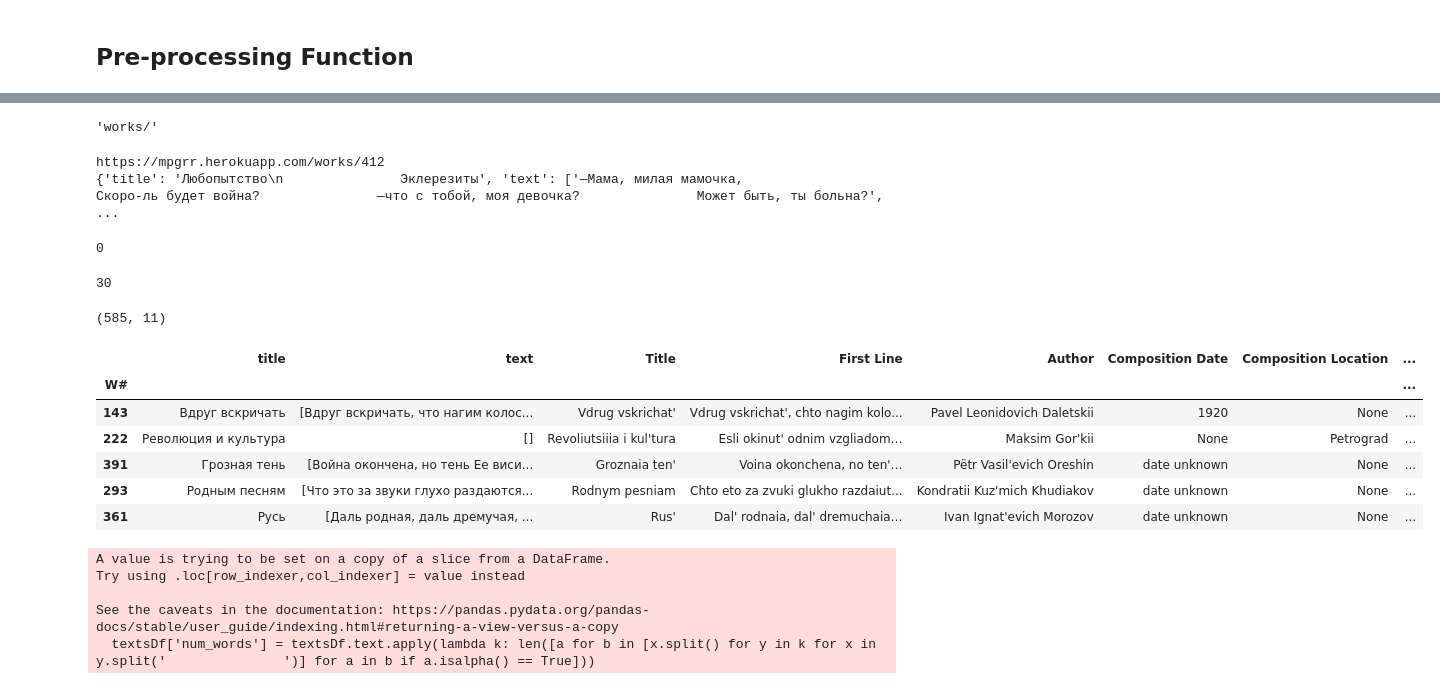
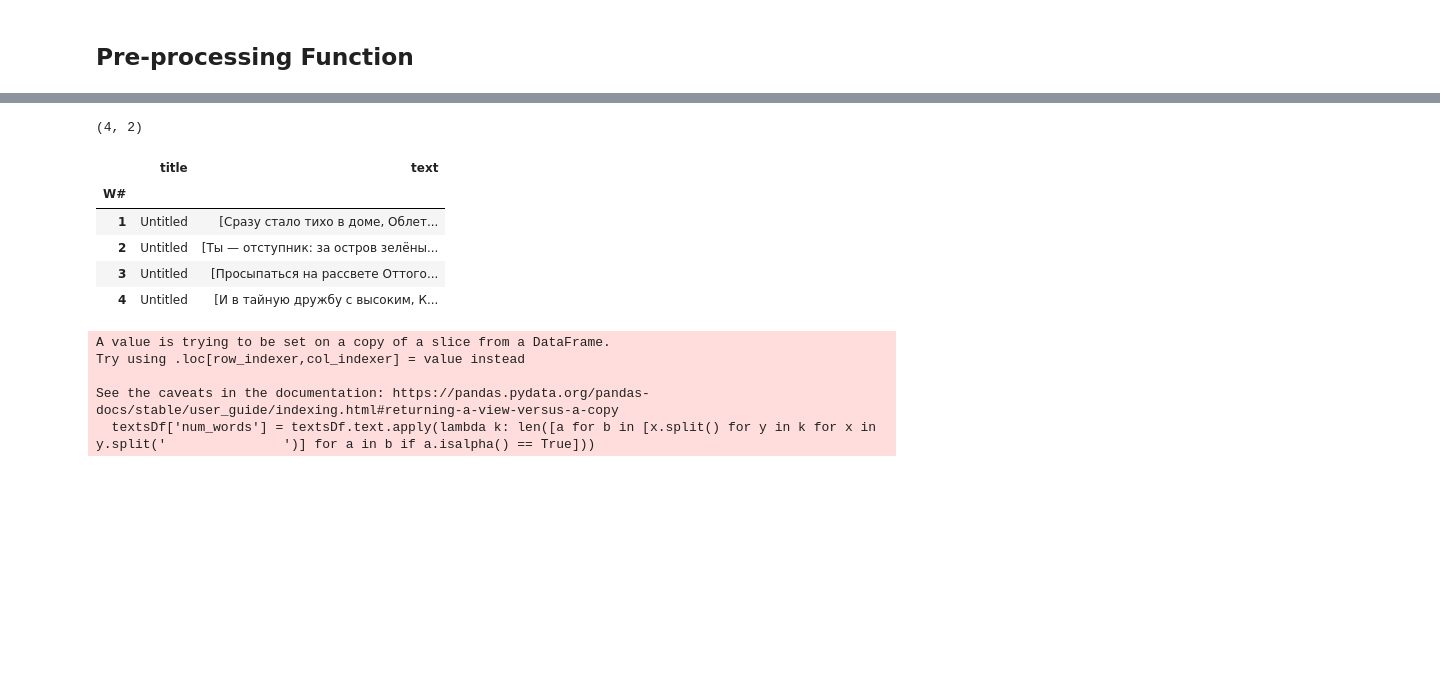
Before and after one commit to kollektivminds/mpgrr, a Jupyter notebook: maprr_intro.ipynb, the cells around one changed output, grey strips where cells are left out. Drawn from its saved outputs; the diff is of its cells as text; code cells hidden in the pictures; blank space fills up the shorter version.

```diff
--- a/maprr_intro.ipynb
+++ b/maprr_intro.ipynb
@@ -286,60 +406,16 @@ Wall time: 1h 43min 57s
-# %%
-list(tables.keys())[1]
-# %% [output]
-'works/'
-# %%
-with requests.get(domain+list(tables.keys())[1]+str(random.randint(0,list(tables.values())[1]))) as r:
-    print(r.url)
-    if r.status_code == 200:
-        s = BeautifulSoup(r.content, 'html.parser')
-        content = s.find('div', {'class':'col-md-9 fixed-height'})
-        try:
-            author = content.div.h3.text
-        except:
-            author = ""
-        try:
-            title = content.div.h4.text
-        except:
-            title = ""
-        stanza_text = content.find_all('p',{'class':'stanza'})
-        prose_text = content.find_all('p',{'class':'text'})
-        if len(stanza_text) > len(prose_text):
-            text = stanza_text
-        elif len(stanza_text) < len(prose_text):
-            text = prose_text
-        Wtext = [x.text.replace('\n','').strip() for x in text]
-        metaKeys = [x.text[:-1] for x in s.find('div', {'class':'card-body'}).find_all('h4')]
-        metaVals = [x.text for x in s.find('div', {'class':'card-body'}).find_all('p')]
-        metaDict = dict(zip(metaKeys, metaVals))
-        subDict = {'title': title,
-                   'text': Wtext}
-        subDict.update(metaDict)
-        print(subDict)
-# %% [output]
-https://mpgrr.herokuapp.com/works/412
-{'title': 'Любопытство\n               Эклерезиты', 'text': ['—Мама, милая мамочка,               Скоро-ль будет война?               —что с тобой, моя девочка?               Может быть, ты больна?',  ...
-# %%
-len([x.text.replace('\n','').strip() for x in content.find_all('p', {'class':'stanza'})])
-# %% [output]
-0
-# %%
-len([x.text.replace('\n','').strip() for x in content.find_all('p', {'class':'text'})])
-# %% [output]
-30
 # %%
 libDf = pd.read_json('WsDf.json')
 libDf.index.name = 'W#'
 print(libDf.shape)
-libDf.sample(5)
+libDf
 # %% [output]
-(585, 11)
+(4, 2)
-|  | title | text | Title | First Line | Author | Composition Date | Composition Location | ... |
-| W# |  |  |  |  |  |  |  | ... |
-| 143 | Вдруг вскричать | [Вдруг вскричать, что нагим колос... | Vdrug vskrichat' | Vdrug vskrichat', chto nagim kolo... | Pavel Leonidovich Daletskii | 1920 | None | ... |
-| 222 | Революция и культура | [] | Revoliutsiiia i kul'tura | Esli okinut' odnim vzgliadom… | Maksim Gor'kii | None | Petrograd | ... |
-| 391 | Грозная тень | [Война окончена, но тень Ее виси... | Groznaia ten' | Voina okonchena, no ten'… | Pëtr Vasil'evich Oreshin | date unknown | None | ... |
-| 293 | Родным песням | [Что это за звуки глухо раздаются... | Rodnym pesniam | Chto eto za zvuki glukho razdaiut... | Kondratii Kuz'mich Khudiakov | date unknown | None | ... |
-| 361 | Русь | [Даль родная, даль дремучая, ... | Rus' | Dal' rodnaia, dal' dremuchaia… | Ivan Ignat'evich Morozov | date unknown | None | ... |
+|  | title | text |
+| W# |  |  |
+| 1 | Untitled | [Сразу стало тихо в доме, Облет... |
+| 2 | Untitled | [Ты — отступник: за остров зелёны... |
+| 3 | Untitled | [Просыпаться на рассвете Оттого... |
+| 4 | Untitled | [И в тайную дружбу с высоким, К... |
 # %%
 textsDf = libDf[['text']]
 textsDf['num_words'] = textsDf.text.apply(lambda k: len([a for b in [x.split() for y in k for x in y.split('               ')] for a in b if a.isalpha() == True]))
```
Also changed, not shown: parts of 10 cells of this notebook, 2 other files.
